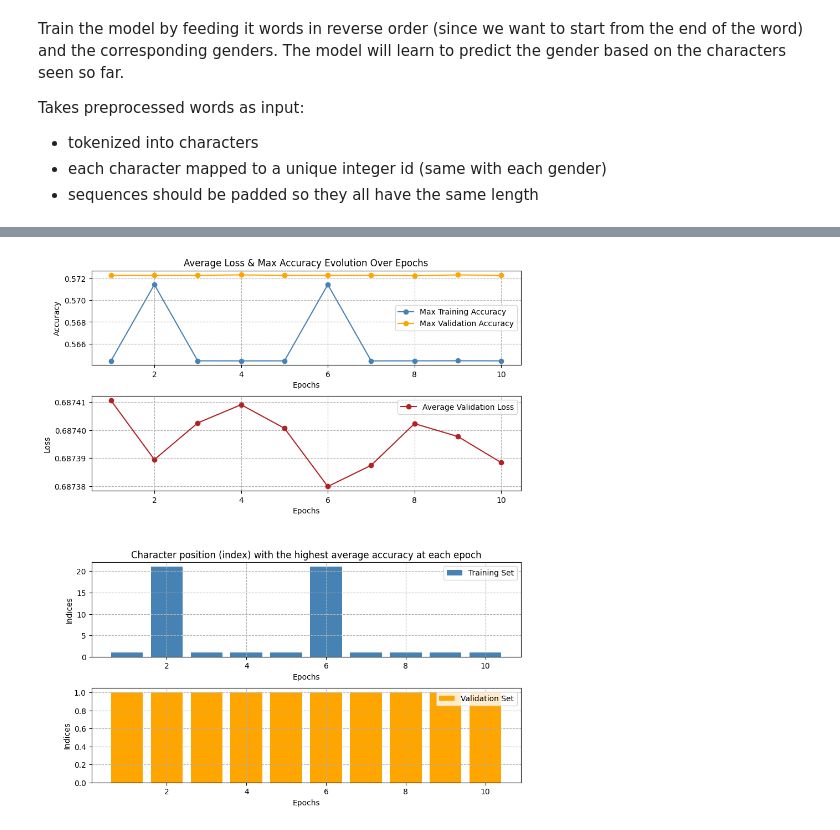
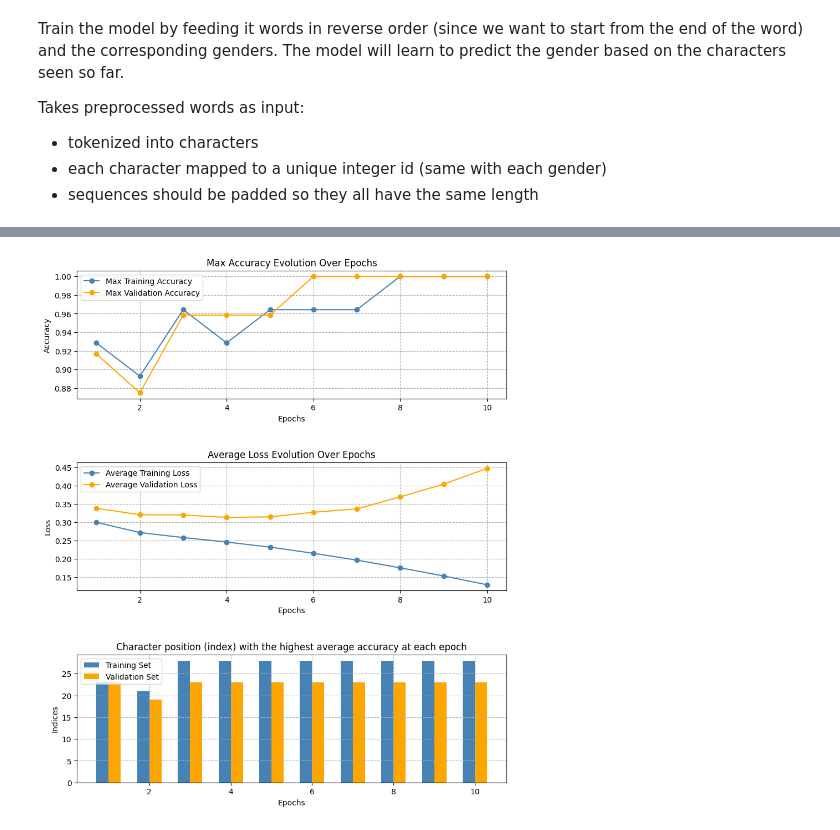
Before and after one commit to u03n0/gendered-nouns-project, a Jupyter notebook: notebooks/LSTM.ipynb, the cells around one changed output, grey strips where cells are left out. Drawn from its saved outputs; the diff is of its cells as text; code cells hidden in the pictures.

Commit message:
LSTM is learning

```diff
--- a/notebooks/LSTM.ipynb
+++ b/notebooks/LSTM.ipynb
@@ -282,12 +301,12 @@ class GenderLSTM(nn.Module):
 # %%
 DEVICE = torch.device('cuda' if torch.cuda.is_available() else 'cpu')
 embedding_dim = 64
-hidden_dim = 128
+hidden_size = 128
 n_epochs = 10
 batch_size = 32
 
 data_generator = DataGenerator(filename, reverse_nouns=True)
-model = GenderLSTM(data_generator, embedding_dim, hidden_dim, device=DEVICE)
+model = GenderLSTM(data_generator, embedding_dim, hidden_size, device=DEVICE)
 model.train_model(data_generator, n_epochs, batch_size)
 # %% [output]
 Epoch: 0
@@ -373,9 +402,9 @@ def plot2(train_acc, valid_acc, valid_losses, train_max_indices, dev_max_indices
 
     plt.show()
 # %%
-plot2(model.train_max_accuracies, model.valid_max_accuracies, model.avg_valid_losses, model.train_max_indecies, model.valid_max_indecies)
+plot2(model.train_max_accuracies, model.valid_max_accuracies, model.avg_train_losses, model.avg_valid_losses, model.train_max_indecies, model.valid_max_indecies)
 # %% [output]
-[figure, old version]
+[figure, new version]
 # %%
 train_all_char_accuracies = [tensor.tolist() for tensor in model.train_all_char_accuracies]
 train_char_accuracies = pd.DataFrame(train_all_char_accuracies).rename_axis('epochs')
```
Also changed, not shown: parts of 7 cells of this notebook.
